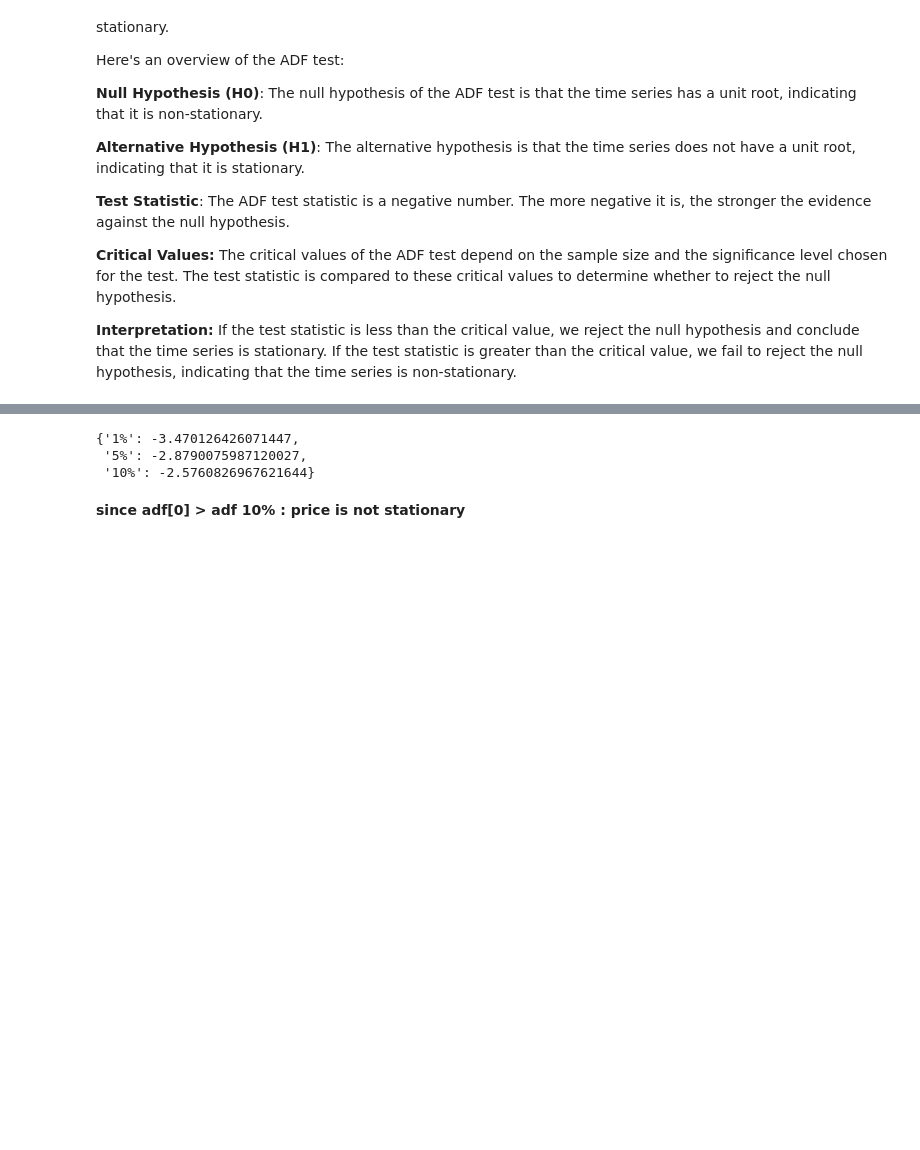
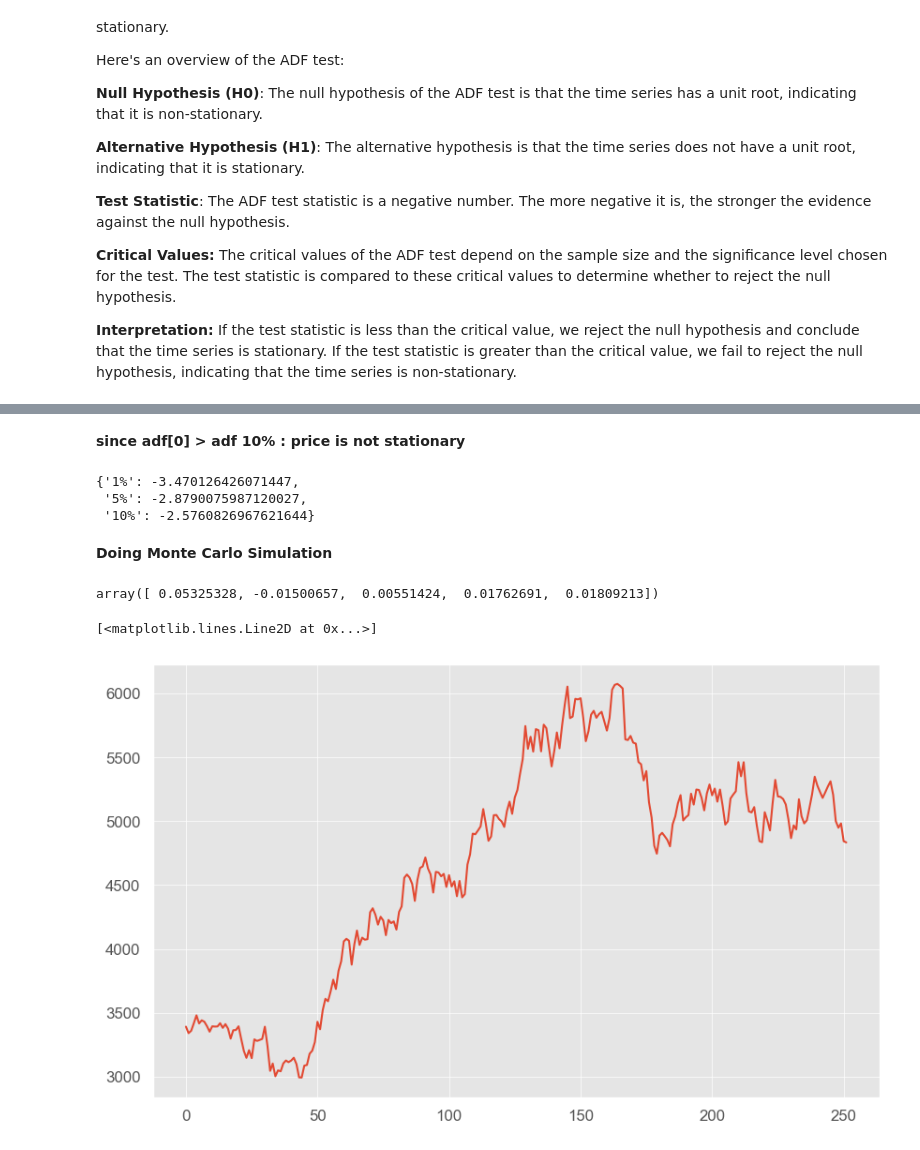
Before and after one commit to Ayush-sacri/Stock-Analysis, a Jupyter notebook: Stock-Analysis.ipynb, the cells around one changed output, grey strips where cells are left out. Cells and saved outputs as stored; diff of their text form; code cells hidden in the pictures; blank space fills up the shorter version.

Commit message:
Adding Monte Carlo Simulations

```diff
--- a/Stock-Analysis.ipynb
+++ b/Stock-Analysis.ipynb
@@ -392,8 +393,24 @@ adf[0]
+# %% [markdown]
+**since adf[0] > adf 10% :  price is not stationary**
 # %%
 adf[4]
 # %% [output]
 {'1%': -3.470126426071447,
  '5%': -2.8790075987120027,
  '10%': -2.5760826967621644}
-# %% [markdown]
-**since adf[0] > adf 10% :  price is not stationary**
+# %% [markdown]
+**Doing Monte Carlo Simulation**
+# %%
+mu,sigma=daily_returns['ADANIENT'].mean(),daily_returns['ADANIENT'].std()
+sim=np.random.normal(mu,sigma,252)
+sim[:5]
+# %% [output]
+array([ 0.05325328, -0.01500657,  0.00551424,  0.01762691,  0.01809213])
+# %%
+inital=new_data['Adj Close'].iloc[-1]
+sim_price=inital*(sim+1).cumprod()
+# %%
+plt.plot(sim_price)
+# %% [output]
+[<matplotlib.lines.Line2D at 0x...>]
+[figure, added]
```
Also changed, not shown: parts of 9 cells of this notebook.
